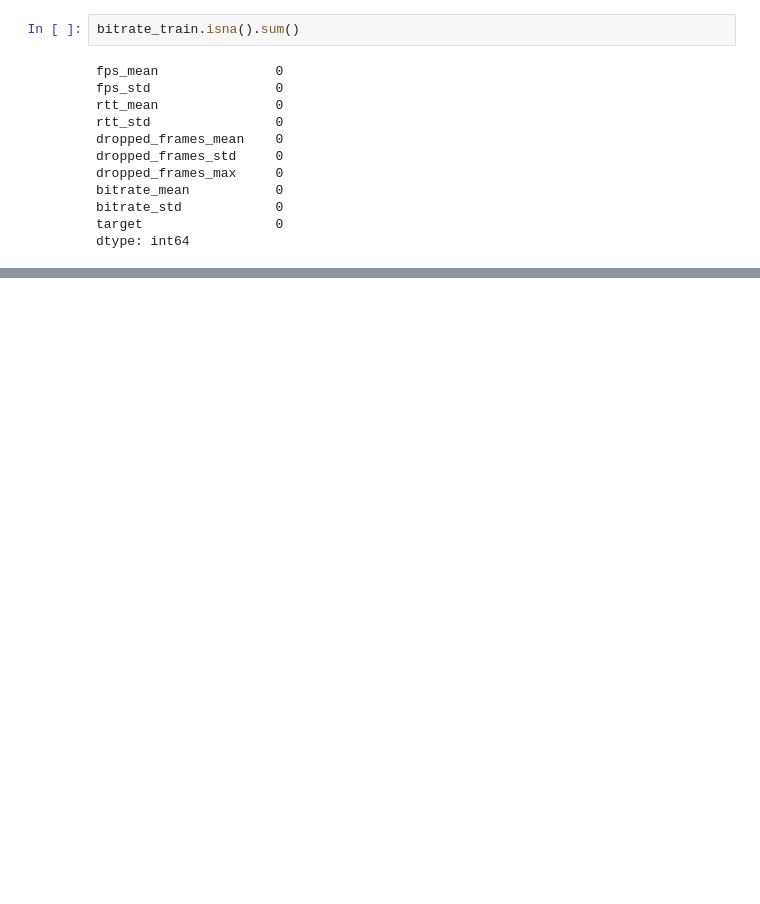
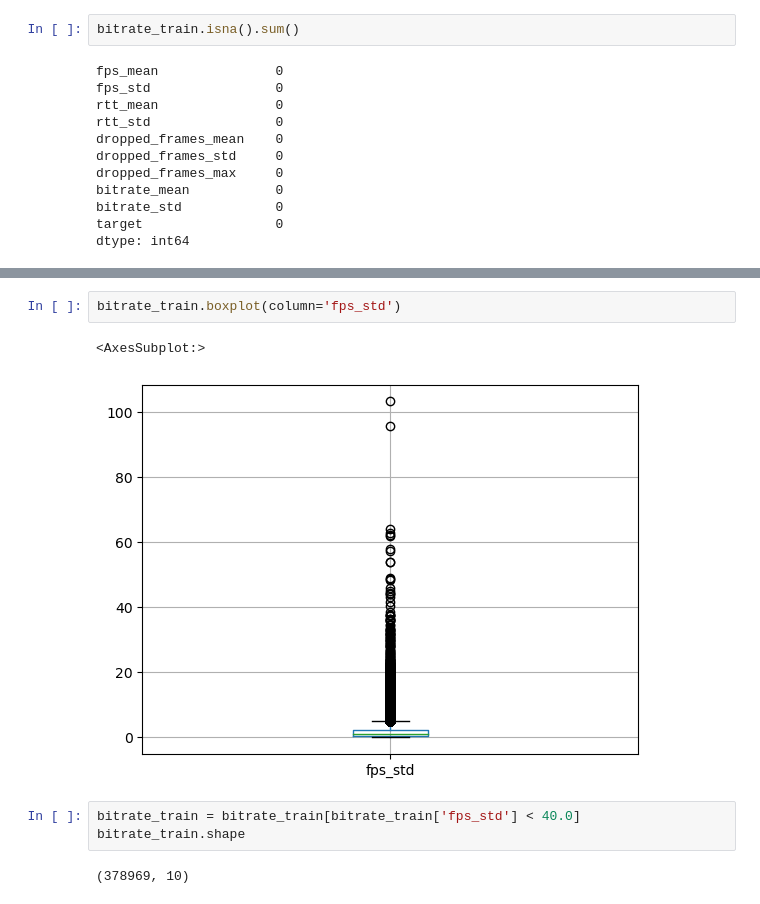
Before and after one commit to dslvt/ml-assignment-1, a Jupyter notebook: EDA.ipynb, the cells around one changed output, grey strips where cells are left out. Cells and saved outputs as stored; diff of their text form; blank space fills up the shorter version.

```diff
--- a/EDA.ipynb
+++ b/EDA.ipynb
@@ -74,0 +92,10 @@ dtype: int64
+# %%
+bitrate_train.boxplot(column='fps_std')
+# %% [output]
+<AxesSubplot:>
+[figure, added]
+# %%
+bitrate_train = bitrate_train[bitrate_train['fps_std'] < 40.0]
+bitrate_train.shape
+# %% [output]
+(378969, 10)
```
Also changed, not shown: parts of 19 cells of this notebook, 4 other files.
